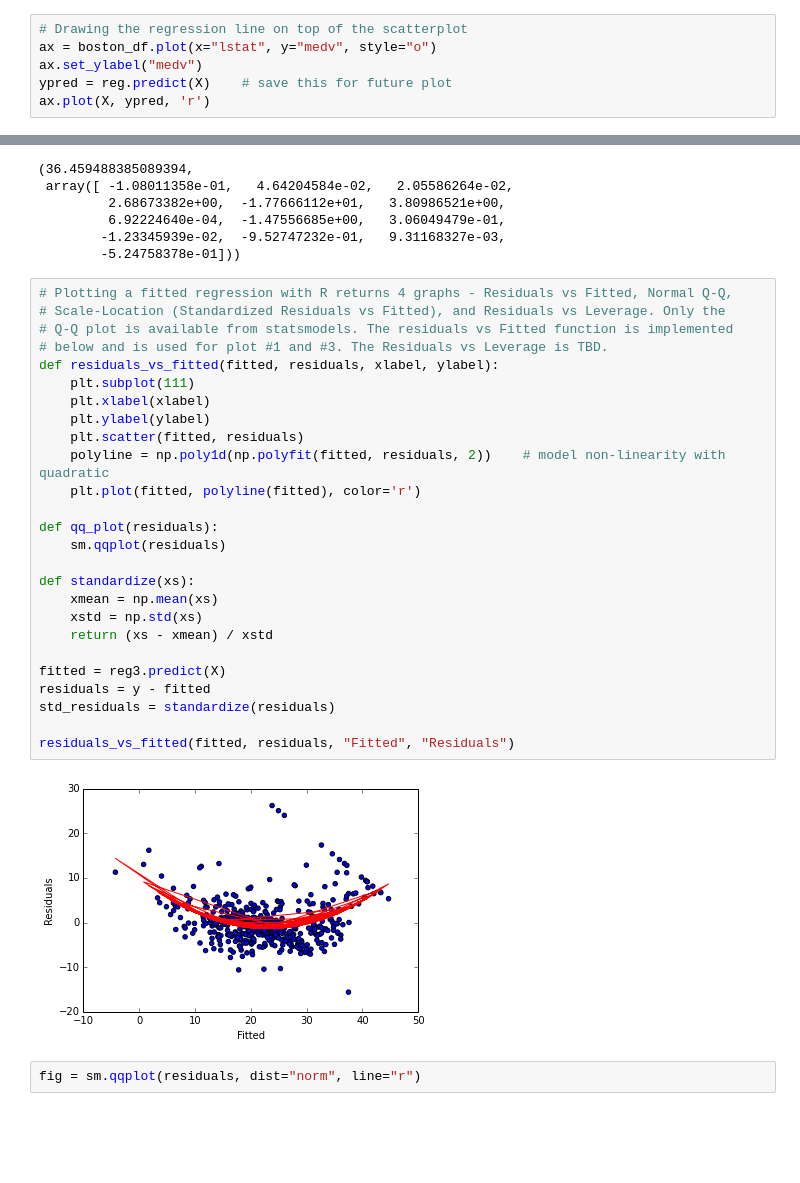
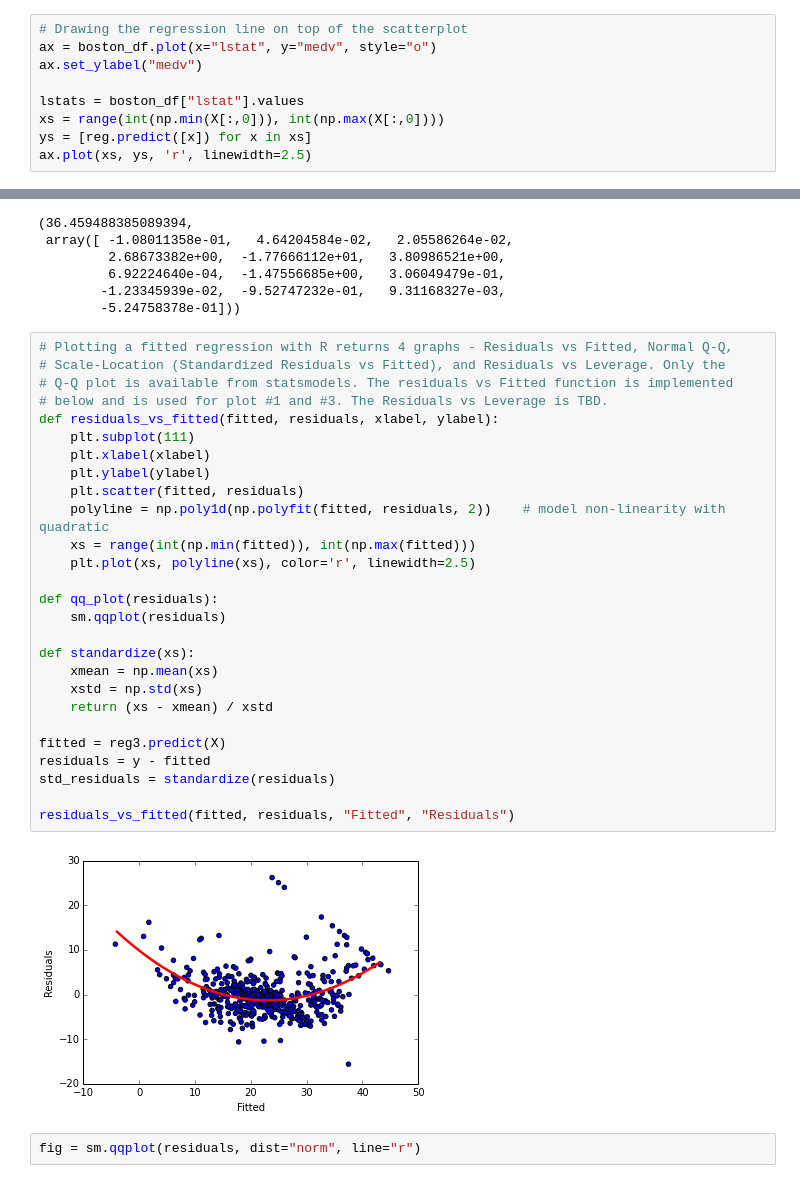
Before and after one commit to sujitpal/mlia-examples, a Jupyter notebook: src/statlearning_notebooks/chapter3.ipynb, the cells around one changed output, grey strips where cells are left out. Drawn from its saved outputs; the diff is of its cells as text; blank space fills up the shorter version.

```diff
--- a/src/statlearning_notebooks/chapter3.ipynb
+++ b/src/statlearning_notebooks/chapter3.ipynb
@@ -72,7 +71,10 @@ reg.fit(X, y)
 # Drawing the regression line on top of the scatterplot
 ax = boston_df.plot(x="lstat", y="medv", style="o")
 ax.set_ylabel("medv")
-ypred = reg.predict(X)    # save this for future plot
-ax.plot(X, ypred, 'r')
+
+lstats = boston_df["lstat"].values
+xs = range(int(np.min(X[:,0])), int(np.max(X[:,0])))
+ys = [reg.predict([x]) for x in xs]
+ax.plot(xs, ys, 'r', linewidth=2.5)
 # %% [output]
 [<matplotlib.lines.Line2D at 0x...>]
@@ -110,31 +112,32 @@ reg3.fit(X, y)
 # %%
 # Plotting a fitted regression with R returns 4 graphs - Residuals vs Fitted, Normal Q-Q,
 # Scale-Location (Standardized Residuals vs Fitted), and Residuals vs Leverage. Only the
 # Q-Q plot is available from statsmodels. The residuals vs Fitted function is implemented
 # below and is used for plot #1 and #3. The Residuals vs Leverage is TBD.
 def residuals_vs_fitted(fitted, residuals, xlabel, ylabel):
     plt.subplot(111)
     plt.xlabel(xlabel)
     plt.ylabel(ylabel)
     plt.scatter(fitted, residuals)
     polyline = np.poly1d(np.polyfit(fitted, residuals, 2))    # model non-linearity with quadratic
-    plt.plot(fitted, polyline(fitted), color='r')
+    xs = range(int(np.min(fitted)), int(np.max(fitted)))
+    plt.plot(xs, polyline(xs), color='r', linewidth=2.5)
 
 def qq_plot(residuals):
     sm.qqplot(residuals)
 
 def standardize(xs):
     xmean = np.mean(xs)
     xstd = np.std(xs)
     return (xs - xmean) / xstd
 
 fitted = reg3.predict(X)
 residuals = y - fitted
 std_residuals = standardize(residuals)
 
 residuals_vs_fitted(fitted, residuals, "Fitted", "Residuals")
 # %% [output]
-[figure, old version]
+[figure, new version]
 # %%
 fig = sm.qqplot(residuals, dist="norm", line="r")
 # %% [output]
```
Also changed, not shown: parts of 11 cells of this notebook, 7 other files.
